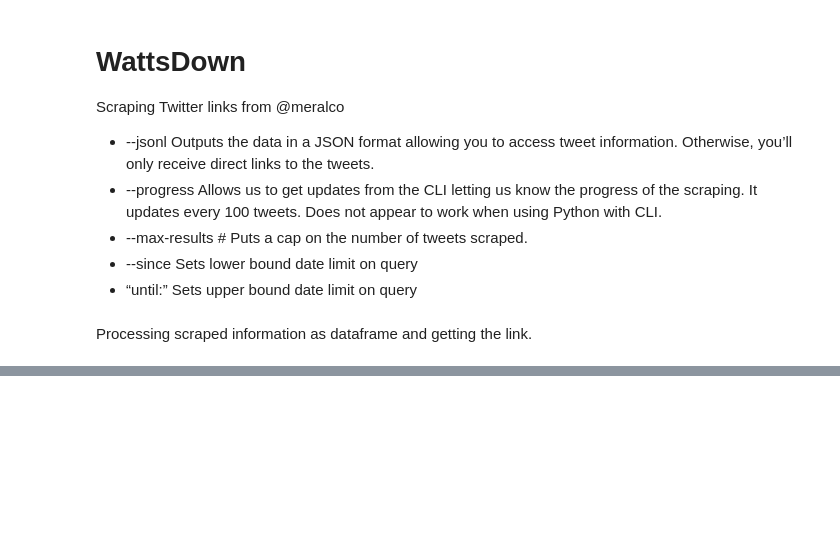
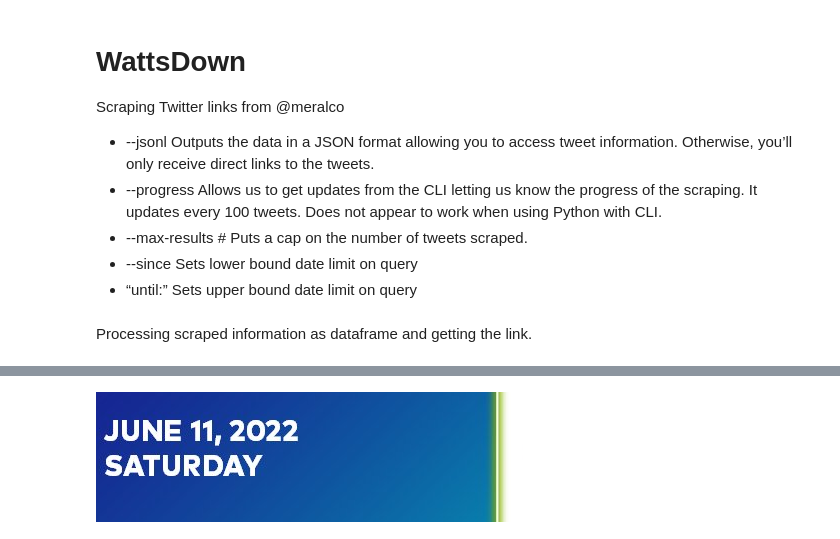
Before and after one commit to jareddantis-bots/wattsdown-bot, a Jupyter notebook: scraper.ipynb, the cells around one changed output, grey strips where cells are left out. Drawn from its saved outputs; the diff is of its cells as text; code cells hidden in the pictures; blank space fills up the shorter version.

Commit message:
scraper: Working OCR

```diff
--- a/scraper.ipynb
+++ b/scraper.ipynb
@@ -4,2 +1,7 @@ import pandas as pd
+# %%
+from os.path import isdir, join, normpath
+
+# Number of tweets to receive
+NUM_TWEETS = 5
 # %% [markdown]
 # WattsDown
@@ -19,12 +22,18 @@ import pandas as pd
 meralco = []
 
 # Using TwitterSearchScraper to scrape data and append tweets to list
-for i,tweet in enumerate(sntwitter.TwitterSearchScraper('ADVISORY: from:meralco -filter:replies').get_items()):
-    if i>50:
+for i, tweet in enumerate(sntwitter.TwitterSearchScraper('ADVISORY: from:meralco -filter:replies').get_items()):
+    if i > NUM_TWEETS - 1:
         break
-    meralco.append([tweet.date, tweet.id, tweet.content, tweet.user.username])
+
+    # Check if the tweet has an attached image
+    tweet_image = None
+    if len(tweet.media) > 0:
+        tweet_image = tweet.media[0].fullUrl
+
+    meralco.append([tweet.date, tweet.id, tweet.user.username, tweet.content, tweet_image])
 
 # Creating a dataframe from the tweets list above
-meralco_df = pd.DataFrame(meralco, columns=['Datetime', 'Tweet Id', 'Text', 'Username'])
+meralco_df = pd.DataFrame(meralco, columns=['Timestamp', 'Tweet ID', 'Username', 'Text', 'Image URL'])
 # %% [markdown]
 Processing scraped information as dataframe and getting the link.
@@ -50,0 +53,60 @@ display(tweets_df2)
+# %%
+from os import mkdir
+from PIL import Image
+from requests import get
+from typing import Tuple
+from urllib.parse import urlsplit, parse_qsl
+import pytesseract
+
+# Create images subdirectory if it doesn't exist yet
+if not isdir('images'):
+    mkdir('images')
+
+# OCR logic
+def ocr_cropped(image_obj: Image, bounding_box: Tuple[int, int, int, int]) -> str:
+    # Crop image to show affected areas
+    cropped_image = image_obj.crop(bounding_box)
+    display(cropped_image)
+
+    # Convert image to text
+    return pytesseract.image_to_string(cropped_image).replace('\n', ' ')
+
+def read_meralco_bulletin(image_obj: Image):
+    # Get image dimensions
+    width, _ = image_obj.size
+
+    # Define crop for image regions
+    box_affected_areas = (width // 2, 390, width, 910)
+    box_outage_date = (85, 220, width // 2, 350)
+    box_outage_time = (85, 385, width // 2, 480)
+
+    # Print recognized text from each area
+    print(f'Outage date: {ocr_cropped(image_obj, box_outage_date)}')
+    print(f'Outage time: {ocr_cropped(image_obj, box_outage_time)}')
+    print(f'Affected areas: {ocr_cropped(image_obj, box_affected_areas)}')
+
+# Iterate through every row in the dataframe
+for index, row in meralco_df.iterrows():
+    # Check if the tweet has an attached image
+    if row['Image URL'] is not None:
+        # Download the image
+        response = get(row['Image URL'], stream=True)
+
+        # Parse image URL to figure out the format from the query string
+        image_url_qs = dict(parse_qsl(urlsplit(row['Image URL']).query))
+        image_format = image_url_qs['format']
+
+        # Create a PIL image from the response
+        image = Image.open(response.raw)
+
+        # OCR stuff
+        print(f'\nTweet ID: {row["Tweet ID"]}')
+        read_meralco_bulletin(image)
+
+        # Save the image
+        # image_path = normpath(join('images', f'{row["Tweet ID"]}.{image_format}'))
+        # image.save(image_path)
+
+        # Delete the response
+        del response
+# %% [output]
@@ -50,0 +114 @@ display(tweets_df2)
+[figure, added]
```
Also changed, not shown: parts of 5 cells of this notebook.
